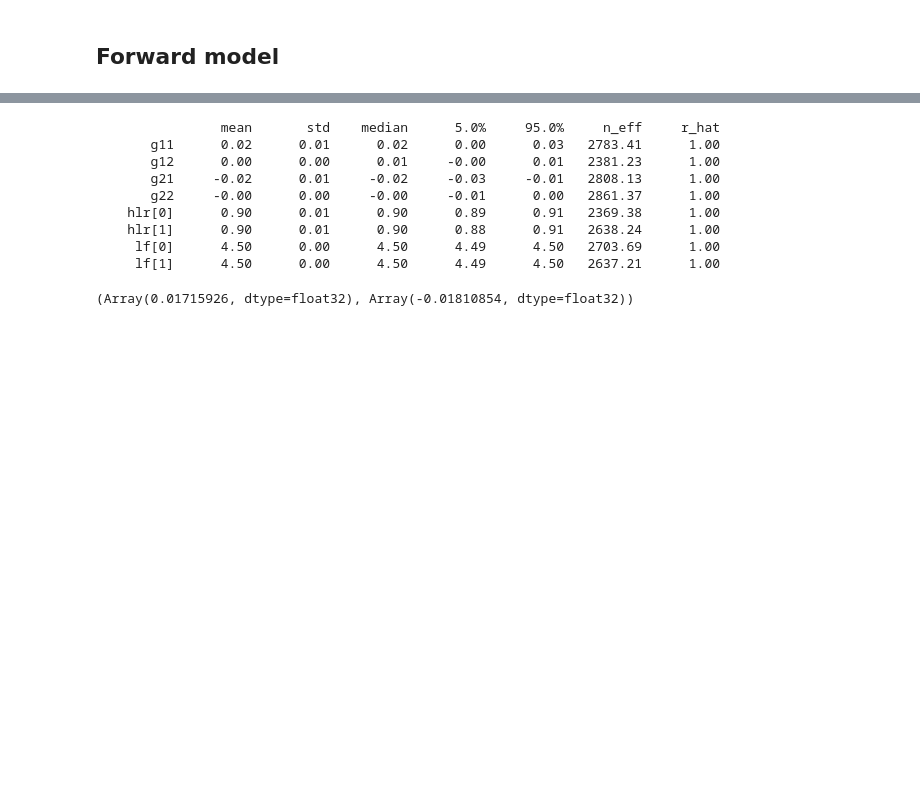
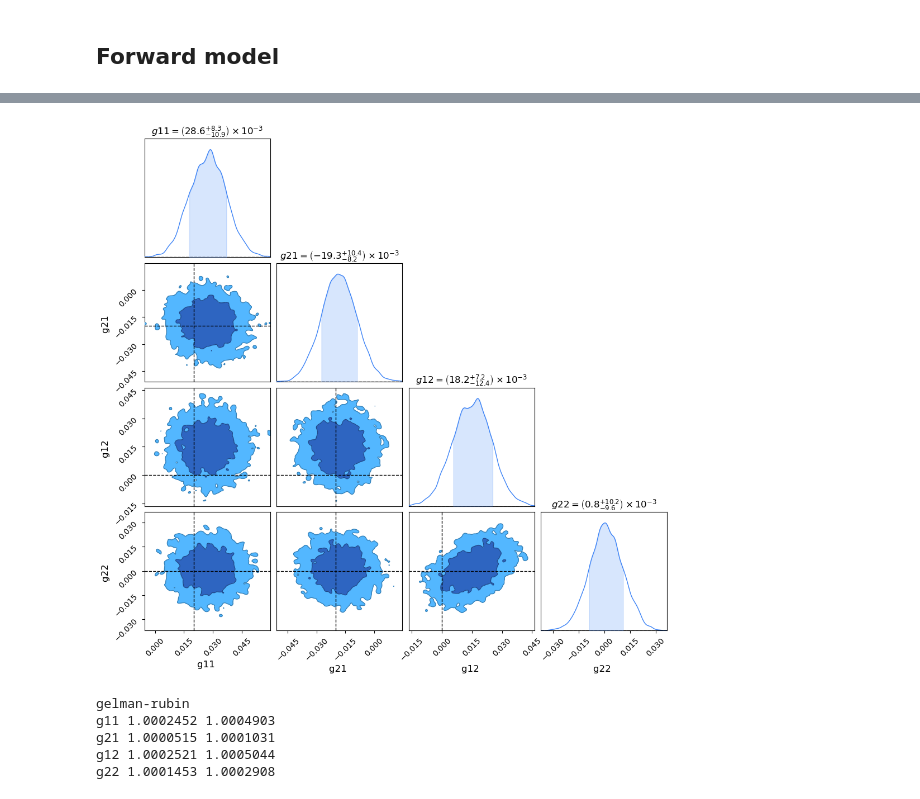
Before and after one commit to LSSTDESC/BPD, a Jupyter notebook: notebooks/two_shears.ipynb, the cells around one changed output, grey strips where cells are left out. Drawn from its saved outputs; the diff is of its cells as text; code cells hidden in the pictures; blank space fills up the shorter version.

```diff
--- a/notebooks/two_shears.ipynb
+++ b/notebooks/two_shears.ipynb
@@ -142,19 +157,28 @@ def prob_model(data):
 
     # global shears, one per tomo bin.
     g11 = numpyro.sample('g11', dist.Uniform(-0.1, 0.1))
-    g12 = numpyro.sample('g12', dist.Uniform(-0.01, 0.01))
-    g21 = numpyro.sample('g21', dist.Uniform(-0.05, 0.05))
-    g22 = numpyro.sample('g22', dist.Uniform(-0.01, 0.01))
+    g12 = numpyro.sample('g12', dist.Uniform(-0.1, 0.1))
+    g21 = numpyro.sample('g21', dist.Uniform(-0.1, 0.1))
+    g22 = numpyro.sample('g22', dist.Uniform(-0.1, 0.1))
     g = jnp.array([[g11, g12],[g21,g22]])
 
     with numpyro.plate('b', N_GAL, dim=-1):
-        lf = numpyro.sample('lf', dist.Uniform(4,6))
+        lf = numpyro.sample('lf', dist.Uniform(3,6))
         hlr = numpyro.sample('hlr', dist.Uniform(0.5, 1.5))
 
     im = draw_gals(lf, hlr, g, POS, TOMO_BINS)
-    numpyro.sample('obs', dist.Normal(im, jnp.sqrt(im)), obs=data)
+    numpyro.sample('obs', dist.Normal(im, jnp.sqrt(BACKGROUND)), obs=data)
 # %%
-nuts_kernel = NUTS(prob_model, max_tree_depth=10)
-mcmc = MCMC(nuts_kernel, num_warmup=500, num_samples=2000, num_chains=1)
-rng_key = random.PRNGKey(42)
+from numpyro.infer.initialization import init_to_median
+
+nuts_kernel = NUTS(prob_model, max_tree_depth=10,
+            # init_strategy=init_to_median,  find_heuristic_step_size=True
+                  )
+mcmc = MCMC(nuts_kernel, num_warmup=1000, num_samples=4000,
+            num_chains=4, chain_method="sequential")
+rng_key = random.PRNGKey(52)
 mcmc.run(rng_key, data=TRUE_IMAGE)
+# %%
+# snapshot
+samples = mcmc.get_samples(group_by_chain=True)
+samples['g11'].mean(), samples['g21'].mean(), samples['g11'].std(), samples['g21'].std()
@@ -160,0 +190,4 @@ mcmc.run(rng_key, data=TRUE_IMAGE)
+# %%
+# summary of 1
+samples0 = {k:v[0] for k,v in samples.items()}
+print_summary(samples0, group_by_chain=False)
@@ -160,0 +204,15 @@ mcmc.run(rng_key, data=TRUE_IMAGE)
+# %%
+# example of corner plots for 1 chain
+from chainconsumer import ChainConsumer, Truth, Chain
+import pandas as pd
+c = ChainConsumer()
+_samples = {k:samples0[k] for k in ['g11', 'g21', 'g12', 'g22']}
+df =pd.DataFrame.from_dict(_samples)
+c.add_chain(
+    Chain(samples=df,
+    name='Posterior')
+)
+c.add_truth(Truth(location={'g11':0.02, 'g21':-0.02, 'g12': 0.00, 'g22':0.00}))
+fig = c.plotter.plot()
+# %% [output]
+[figure, added]
@@ -161,12 +223,14 @@ mcmc.run(rng_key, data=TRUE_IMAGE)
 # %%
-print_summary(mcmc.get_samples(), group_by_chain=False)
+# diagnostics for multiple chains ( >= 4)
+from numpyro.diagnostics import split_gelman_rubin, gelman_rubin
+
+print('gelman-rubin')
+for k in ['g11', 'g21', 'g12', 'g22']:
+    print(k, gelman_rubin(samples[k]), _gelman_rubin(samples[k][:,:]))
+print()
 # %% [output]
-                mean       std    median      5.0%     95.0%     n_eff     r_hat
-       g11      0.02      0.01      0.02      0.00      0.03   2783.41      1.00
-       g12      0.00      0.00      0.01     -0.00      0.01   2381.23      1.00
-       g21     -0.02      0.01     -0.02     -0.03     -0.01   2808.13      1.00
-       g22     -0.00      0.00     -0.00     -0.01      0.00   2861.37      1.00
-    hlr[0]      0.90      0.01      0.90      0.89      0.91   2369.38      1.00
-    hlr[1]      0.90      0.01      0.90      0.88      0.91   2638.24      1.00
-     lf[0]      4.50      0.00      4.50      4.49      4.50   2703.69      1.00
-     lf[1]      4.50      0.00      4.50      4.49      4.50   2637.21      1.00
+gelman-rubin
+g11 1.0002452 1.0004903
+g21 1.0000515 1.0001031
+g12 1.0002521 1.0005044
+g22 1.0001453 1.0002908
@@ -175,4 +236,0 @@ samples = mcmc.get_samples()
-# %%
-samples['g11'].mean(), samples['g21'].mean()
-# %% [output]
-(Array(0.01715926, dtype=float32), Array(-0.01810854, dtype=float32))
```
Also changed, not shown: parts of 12 cells of this notebook.
